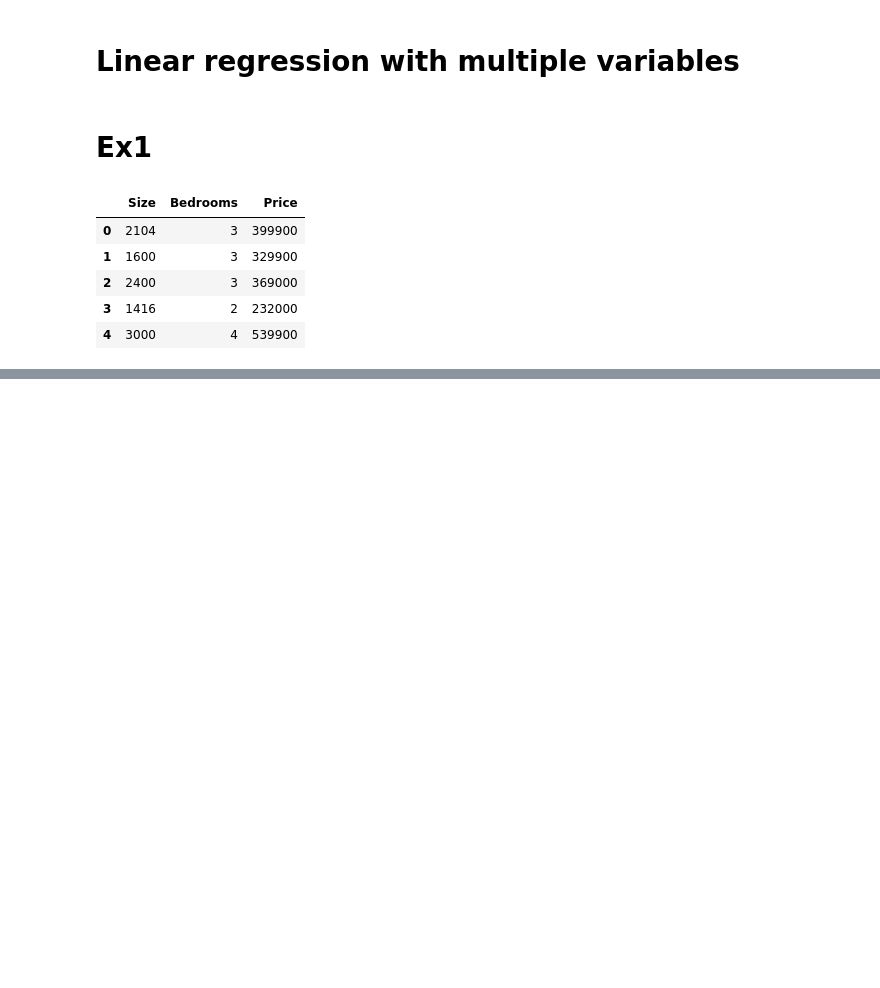
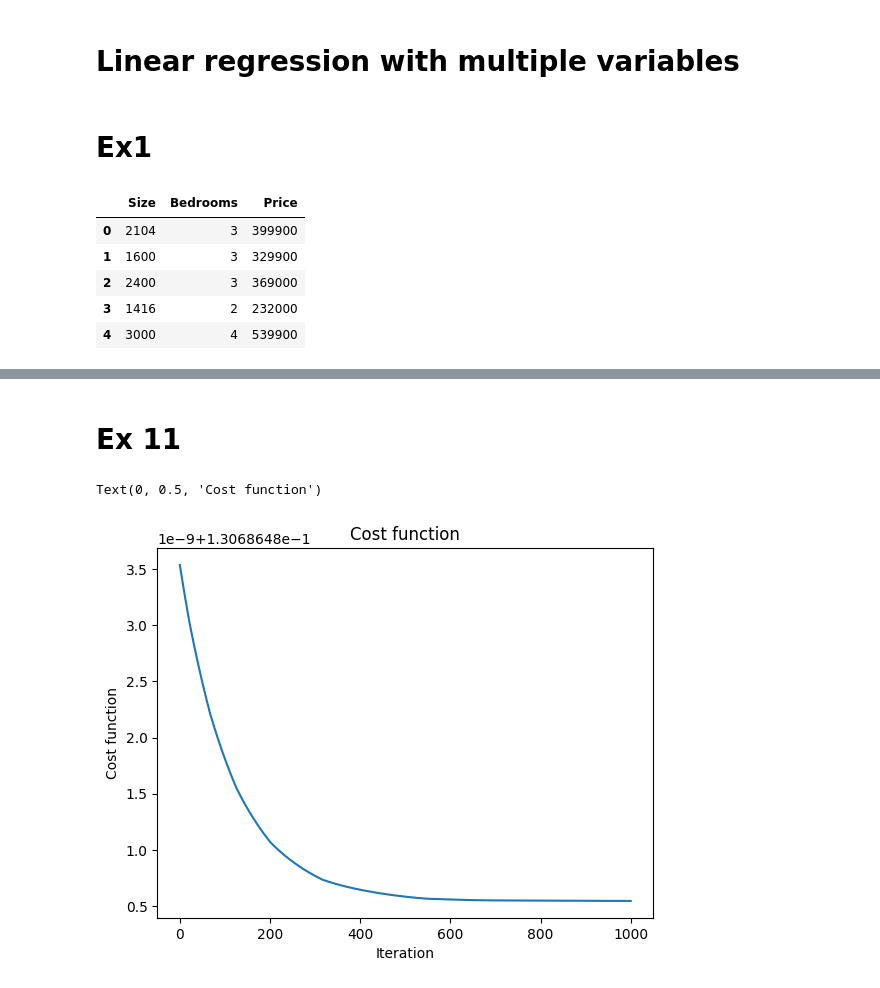
Before and after one commit to mkaniowski/machine_learning, a Jupyter notebook: Lab2/lab.ipynb, the cells around one changed output, grey strips where cells are left out. Saved outputs shown, nothing was run; the diff lists cells and outputs as text; code cells hidden in the pictures; blank space fills up the shorter version.

```diff
--- a/Lab2/lab.ipynb
+++ b/Lab2/lab.ipynb
@@ -122,0 +210,10 @@ data2.head()
+# %% [markdown]
+# Ex 11
+# %%
+plt.plot(np.linspace(0, 1000, 1000), cost)
+plt.title('Cost function')
+plt.xlabel('Iteration')
+plt.ylabel('Cost function')
+# %% [output]
+Text(0, 0.5, 'Cost function')
+[figure, added]
```
Also changed, not shown: parts of 14 cells of this notebook.
